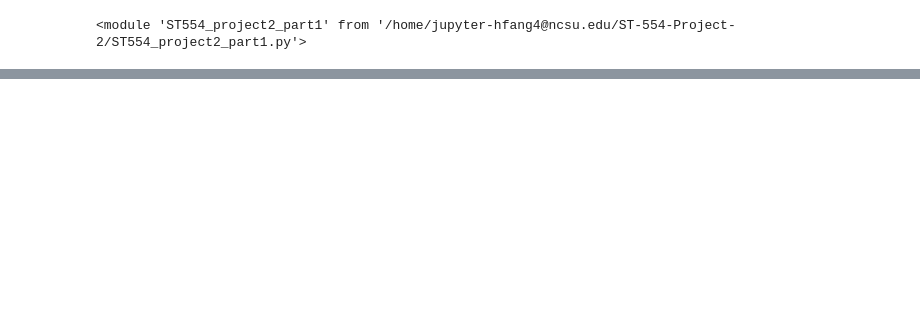
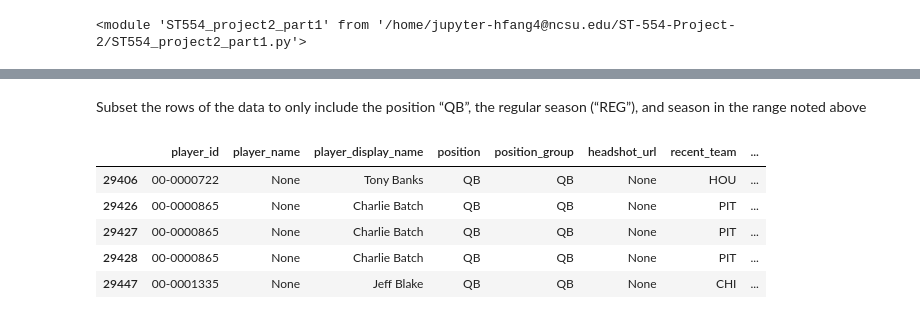
Before and after one commit to fhzhkunming/ST-554-Project-II, a Jupyter notebook: ST554_project2_Hui.ipynb, the cells around one changed output, grey strips where cells are left out. Drawn from its saved outputs; the diff is of its cells as text; code cells hidden in the pictures; blank space fills up the shorter version.

```diff
--- a/ST554_project2_Hui.ipynb
+++ b/ST554_project2_Hui.ipynb
@@ -941,0 +1029,18 @@ importlib.reload(ST554_project2_part1)
+# %% [markdown]
+Subset the rows of the data to only include the position “QB”, the regular season (“REG”), and season in the range noted above
+# %%
+# subset the data based on conditions
+qb = nfl_ps[
+    (nfl_ps.position == "QB") &
+    (nfl_ps.season.between(2005, 2023)) &
+    (nfl_ps.season_type == "REG")
+]
+# show the first 5 rows of subset data frame
+qb.head()
+# %% [output]
+|  | player_id | player_name | player_display_name | position | position_group | headshot_url | recent_team | ... |
+| 29406 | 00-0000722 | None | Tony Banks | QB | QB | None | HOU | ... |
+| 29426 | 00-0000865 | None | Charlie Batch | QB | QB | None | PIT | ... |
+| 29427 | 00-0000865 | None | Charlie Batch | QB | QB | None | PIT | ... |
+| 29428 | 00-0000865 | None | Charlie Batch | QB | QB | None | PIT | ... |
+| 29447 | 00-0001335 | None | Jeff Blake | QB | QB | None | CHI | ... |
```
Also changed, not shown: parts of 40 cells of this notebook.
